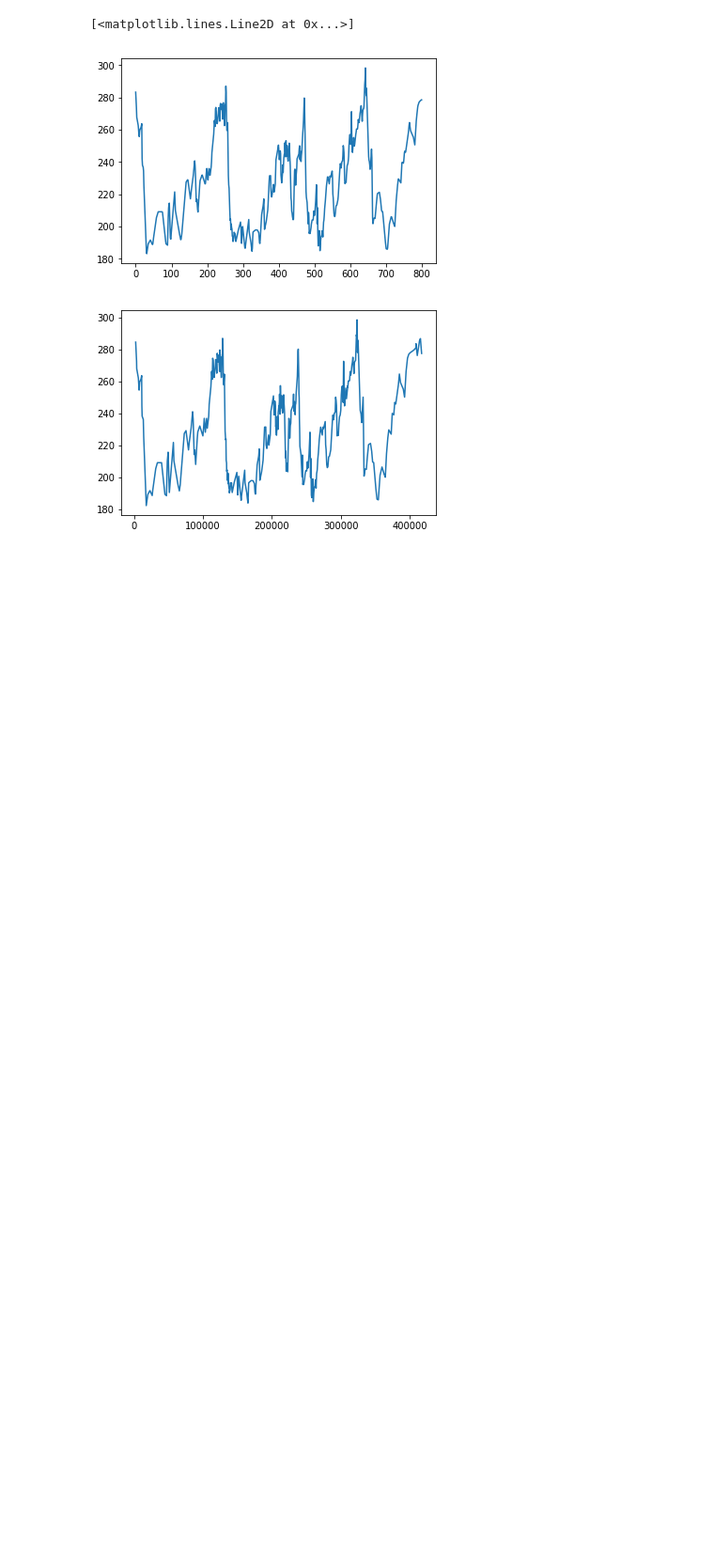
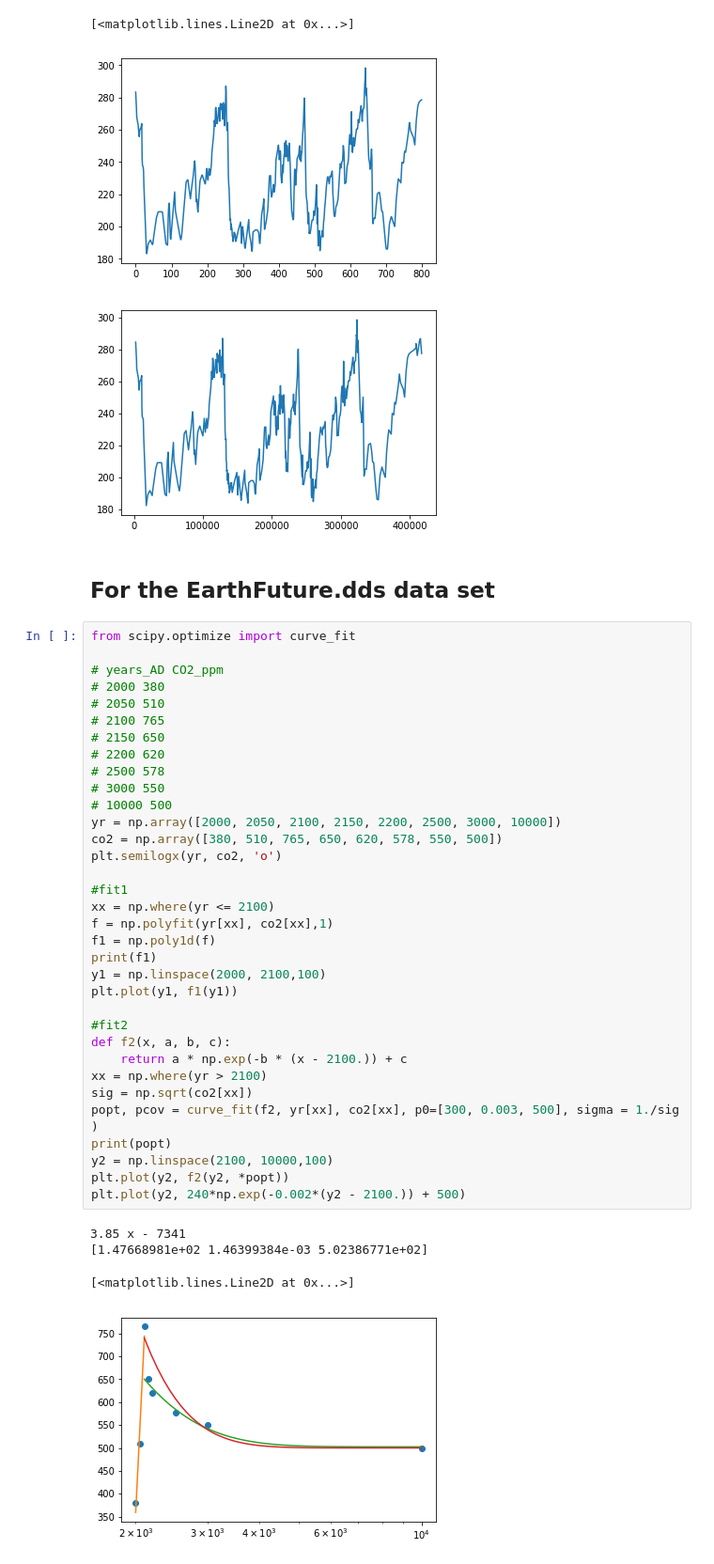
Before and after one commit to ageller/UniviewVostok, a Jupyter notebook: VostokIceAges/rawdata/processData.ipynb, the cells around one changed output. Shown at 94% size. Saved outputs shown, nothing was run; the diff lists cells and outputs as text; blank space fills up the shorter version.

Commit message:
fit to future CO2 values

```diff
--- a/VostokIceAges/rawdata/processData.ipynb
+++ b/VostokIceAges/rawdata/processData.ipynb
@@ -74,3 +74,44 @@ plt.plot(np.array(year), co2)
 [<matplotlib.lines.Line2D at 0x...>]
 [figure]
 [figure]
+# %% [markdown]
+## For the EarthFuture.dds data set
+# %%
+from scipy.optimize import curve_fit
+
+# years_AD CO2_ppm
+# 2000 380
+# 2050 510
+# 2100 765
+# 2150 650
+# 2200 620
+# 2500 578
+# 3000 550
+# 10000 500
+yr = np.array([2000, 2050, 2100, 2150, 2200, 2500, 3000, 10000])
+co2 = np.array([380, 510, 765, 650, 620, 578, 550, 500])
+plt.semilogx(yr, co2, 'o')
+
+#fit1
+xx = np.where(yr <= 2100)
+f = np.polyfit(yr[xx], co2[xx],1)
+f1 = np.poly1d(f)
+print(f1)
+y1 = np.linspace(2000, 2100,100)
+plt.plot(y1, f1(y1))
+
+#fit2
+def f2(x, a, b, c):
+    return a * np.exp(-b * (x - 2100.)) + c
+xx = np.where(yr > 2100)
+sig = np.sqrt(co2[xx])
+popt, pcov = curve_fit(f2, yr[xx], co2[xx], p0=[300, 0.003, 500], sigma = 1./sig )
+print(popt)
+y2 = np.linspace(2100, 10000,100)
+plt.plot(y2, f2(y2, *popt))
+plt.plot(y2, 240*np.exp(-0.002*(y2 - 2100.)) + 500)
+# %% [output]
+3.85 x - 7341
+[1.47668981e+02 1.46399384e-03 5.02386771e+02]
+[<matplotlib.lines.Line2D at 0x...>]
+[figure, added]
```
